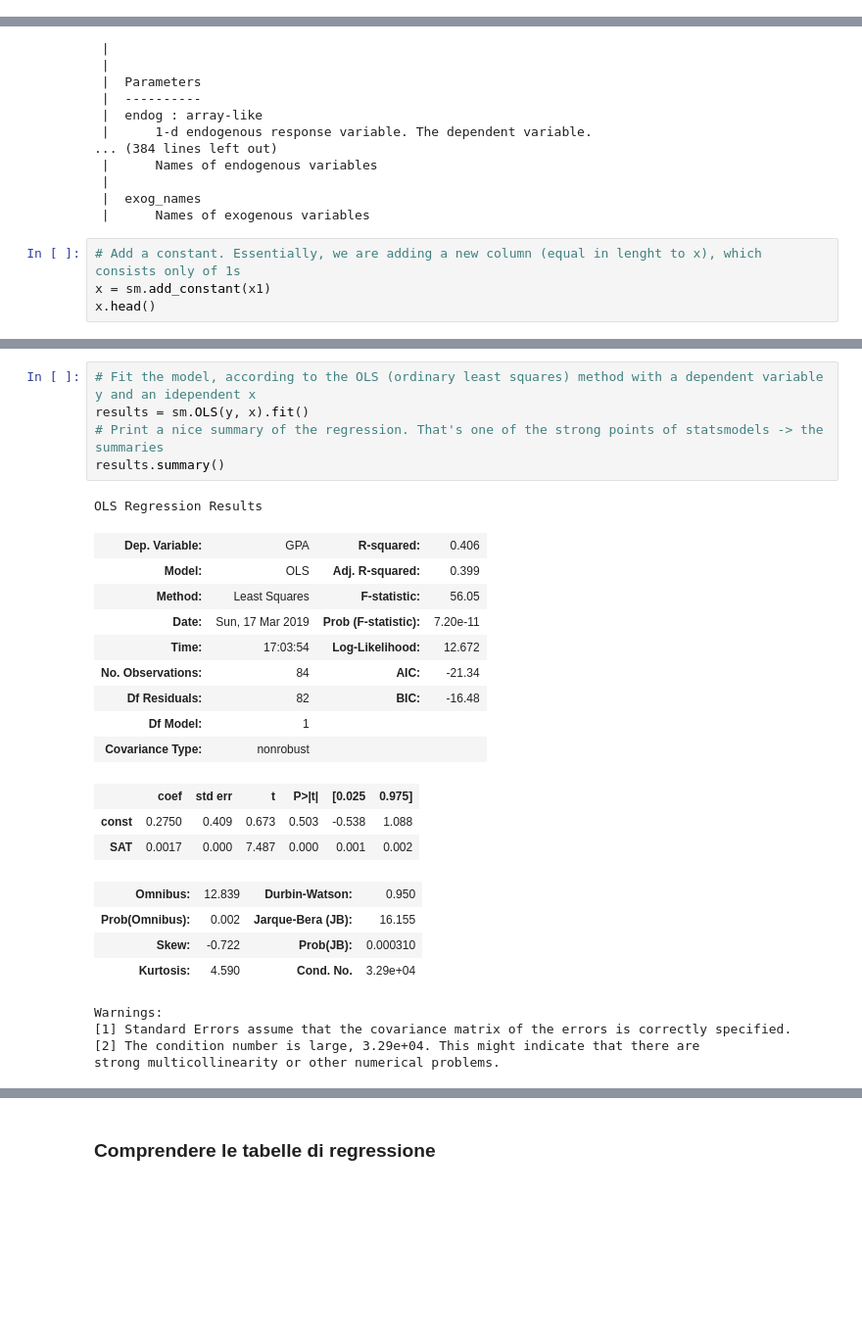
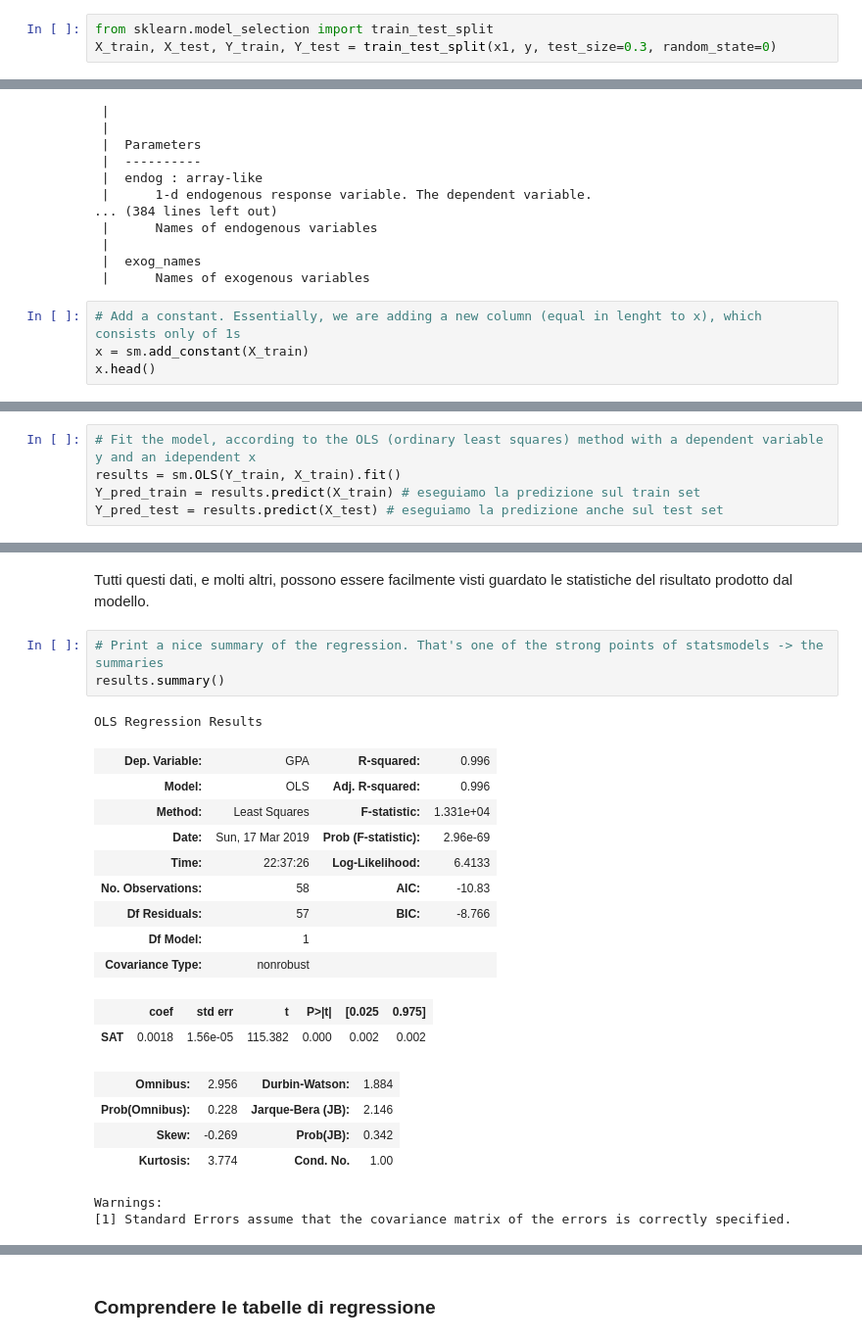
Before and after one commit to PietroDS/DataScience-HEP, a Jupyter notebook: Lezioni/Lezione 3.A - Regressione.ipynb, the cells around one changed output, grey strips where cells are left out. Shown: that part at 98% size. Saved outputs shown, nothing was run; the diff lists cells and outputs as text; blank space fills up the shorter version.

```diff
--- a/Lezioni/Lezione 3.A - Regressione.ipynb
+++ b/Lezioni/Lezione 3.A - Regressione.ipynb
@@ -109,0 +116,3 @@ plt.show()
+# %%
+from sklearn.model_selection import train_test_split
+X_train, X_test, Y_train, Y_test = train_test_split(x1, y, test_size=0.3, random_state=0)
@@ -131,7 +145,7 @@ class OLS(WLS)
  |      Names of exogenous variables
 # %%
 # Add a constant. Essentially, we are adding a new column (equal in lenght to x), which consists only of 1s
-x = sm.add_constant(x1)
+x = sm.add_constant(X_train)
 x.head()
 # %% [output]
 |  | const | SAT |
@@ -142,0 +157,5 @@ x.head()
+# %%
+# Fit the model, according to the OLS (ordinary least squares) method with a dependent variable y and an idependent x
+results = sm.OLS(Y_train, X_train).fit()
+Y_pred_train = results.predict(X_train) # eseguiamo la predizione sul train set
+Y_pred_test = results.predict(X_test) # eseguiamo la predizione anche sul test set
@@ -143,27 +193,24 @@ x.head()
+# %% [markdown]
+Tutti questi dati, e molti altri, possono essere facilmente visti guardato le statistiche del risultato prodotto dal modello.
 # %%
-# Fit the model, according to the OLS (ordinary least squares) method with a dependent variable y and an idependent x
-results = sm.OLS(y, x).fit()
 # Print a nice summary of the regression. That's one of the strong points of statsmodels -> the summaries
 results.summary()
 # %% [output]
 OLS Regression Results
-| Dep. Variable: | GPA | R-squared: | 0.406 |
-| Model: | OLS | Adj. R-squared: | 0.399 |
-| Method: | Least Squares | F-statistic: | 56.05 |
-| Date: | Sun, 17 Mar 2019 | Prob (F-statistic): | 7.20e-11 |
-| Time: | 17:03:54 | Log-Likelihood: | 12.672 |
-| No. Observations: | 84 | AIC: | -21.34 |
-| Df Residuals: | 82 | BIC: | -16.48 |
+| Dep. Variable: | GPA | R-squared: | 0.996 |
+| Model: | OLS | Adj. R-squared: | 0.996 |
+| Method: | Least Squares | F-statistic: | 1.331e+04 |
+| Date: | Sun, 17 Mar 2019 | Prob (F-statistic): | 2.96e-69 |
+| Time: | 22:37:26 | Log-Likelihood: | 6.4133 |
+| No. Observations: | 58 | AIC: | -10.83 |
+| Df Residuals: | 57 | BIC: | -8.766 |
 | Df Model: | 1 |  |  |
 | Covariance Type: | nonrobust |  |  |
 |  | coef | std err | t | P>|t| | [0.025 | 0.975] |
-| const | 0.2750 | 0.409 | 0.673 | 0.503 | -0.538 | 1.088 |
-| SAT | 0.0017 | 0.000 | 7.487 | 0.000 | 0.001 | 0.002 |
+| SAT | 0.0018 | 1.56e-05 | 115.382 | 0.000 | 0.002 | 0.002 |
-| Omnibus: | 12.839 | Durbin-Watson: | 0.950 |
-| Prob(Omnibus): | 0.002 | Jarque-Bera (JB): | 16.155 |
-| Skew: | -0.722 | Prob(JB): | 0.000310 |
-| Kurtosis: | 4.590 | Cond. No. | 3.29e+04 |
+| Omnibus: | 2.956 | Durbin-Watson: | 1.884 |
+| Prob(Omnibus): | 0.228 | Jarque-Bera (JB): | 2.146 |
+| Skew: | -0.269 | Prob(JB): | 0.342 |
+| Kurtosis: | 3.774 | Cond. No. | 1.00 |
 Warnings:
 [1] Standard Errors assume that the covariance matrix of the errors is correctly specified.
-[2] The condition number is large, 3.29e+04. This might indicate that there are
-strong multicollinearity or other numerical problems.
```
Also changed, not shown: parts of 26 cells of this notebook.
